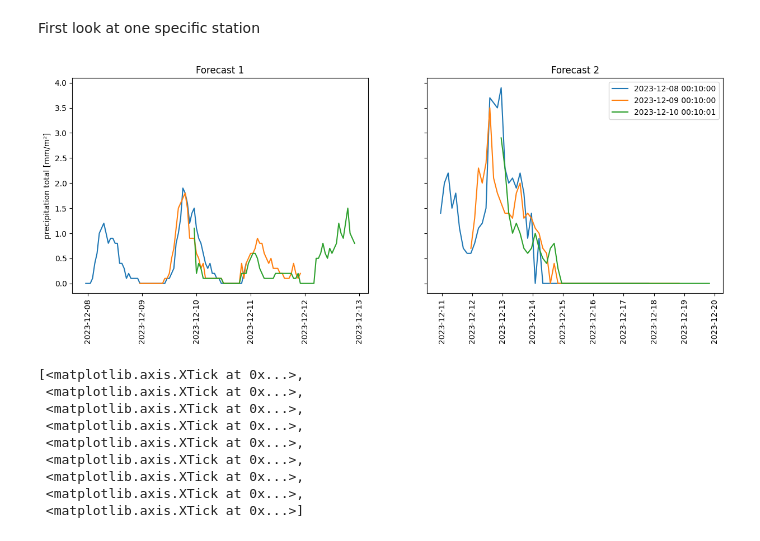
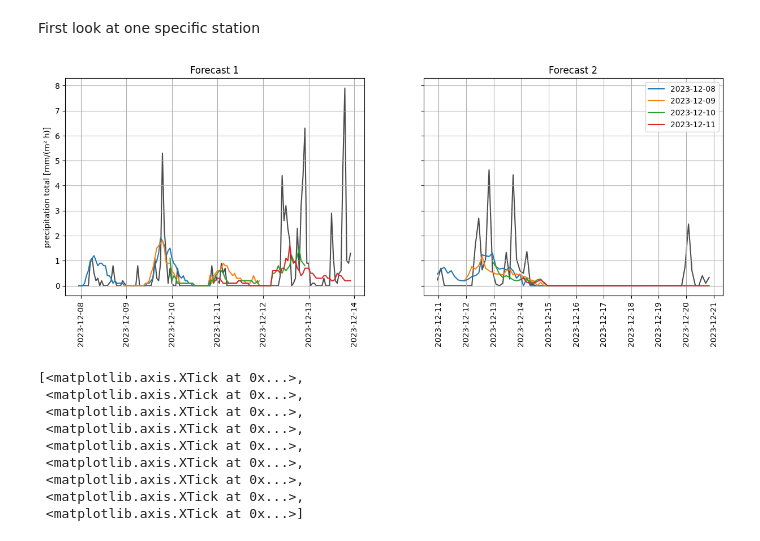
Before and after one commit to RobinU434/DataLiteracy, a Jupyter notebook: studies/13_01_24_RU_glimps_into_data.ipynb, the cells around one changed output. Cells and saved outputs as stored; diff of their text form; code cells hidden in the pictures.

```diff
--- a/studies/13_01_24_RU_glimps_into_data.ipynb
+++ b/studies/13_01_24_RU_glimps_into_data.ipynb
@@ -29,32 +29,64 @@ First look at one specific station
 # %%
 STATION_ID = 257
 # %%
-forecast1 = dataset_model_1.get_forecast(station_id=STATION_ID)
-forecast2 = dataset_model_2.get_forecast(station_id=STATION_ID)
+import pandas
 
 
+forecast1 = dataset_model_1.get_merge(station_id=STATION_ID).copy()
+forecast2 = dataset_model_2.get_merge(station_id=STATION_ID).copy()
+
+
+forecast1["call_time"] = forecast1["call_time"].dt.normalize()
+forecast2["call_time"] = forecast2["call_time"].dt.normalize()
+
+
+# num call times
+num_call_times = 4
+
 fig, axs = plt.subplots(ncols=2, sharey=True, figsize=DOUBLE_COL_FIG_SIZE)
-for call_time in sorted(forecast1["call_time"].unique())[:3]:
+call_times = sorted(forecast1["call_time"].unique())
+for call_time in call_times[:num_call_times]:
     sub_df_forecast = forecast1[forecast1["call_time"] == call_time]
     t = sub_df_forecast["time"]
     values = sub_df_forecast["precipitation_forecast"]
-    axs[0].plot(t, values, label=call_time)
+    #axs[0].plot(t, sub_df_forecast["precipitation_real"], color="k", alpha=0.2)
+    axs[0].plot(t, values, label=call_time.date(), )
 
     sub_df_forecast = forecast2[forecast2["call_time"] == call_time]
     t = sub_df_forecast["time"]
-    values = sub_df_forecast["precipitation_forecast"]
-    axs[1].plot(t, values, label=call_time)
+    values = sub_df_forecast["precipitation_forecast"] / 3
+    # axs[1].plot(t, sub_df_forecast["precipitation_real"] / 3, color="k", alpha=0.2)
+    axs[1].plot(t, values, label=call_time.date())
+
+# add historical context
+# model 1
+sub_df = forecast1[forecast1["call_time"].isin(call_times[:num_call_times]) & (forecast1["station_id"] == STATION_ID)]
+min_time = min(sub_df["time"])
+max_time = max(sub_df["time"])
+real = forecast1[(forecast1["time"] <= max_time) & (forecast1["time"].values >= min_time) & (forecast1["station_id"] == STATION_ID)].sort_values(by="time")
+axs[0].plot(real["time"], real["precipitation_real"], zorder=0, c="k", alpha=0.7)
+# model 2
+sub_df = forecast2[forecast2["call_time"].isin(call_times[:num_call_times]) & (forecast2["station_id"] == STATION_ID)]
+min_time = min(sub_df["time"])
+max_time = max(sub_df["time"])
+real = forecast2[(forecast2["time"] <= max_time) & (forecast2["time"].values >= min_time) & (forecast2["station_id"] == STATION_ID)].sort_values(by="time")
+axs[1].plot(real["time"], real["precipitation_real"] / 3, zorder=0, c="k", alpha=0.7)
+
+
 
 axs[0].set_xticks(axs[0].get_xticks(), axs[0].get_xticklabels(), rotation=90)
 axs[0].set_title("Forecast 1")
-axs[0].set_ylabel("precipitation total [mm/m²]")
+axs[0].set_ylabel("precipitation total [mm/(m² h)]")
+axs[0].grid()
 axs[1].set_xticks(axs[1].get_xticks(), axs[1].get_xticklabels(), rotation=90)
 axs[1].set_title("Forecast 2")
 axs[1].legend()
+axs[1].grid()
+
 
 fig.savefig(FIG_SAVE_BASE_PATH + "precipitation_forecast.pdf")
 # %% [output]
-[figure, old version]
+[figure, new version]
 # %%
 
 
```
Also changed, not shown: parts of 23 cells of this notebook, 1 other file.
